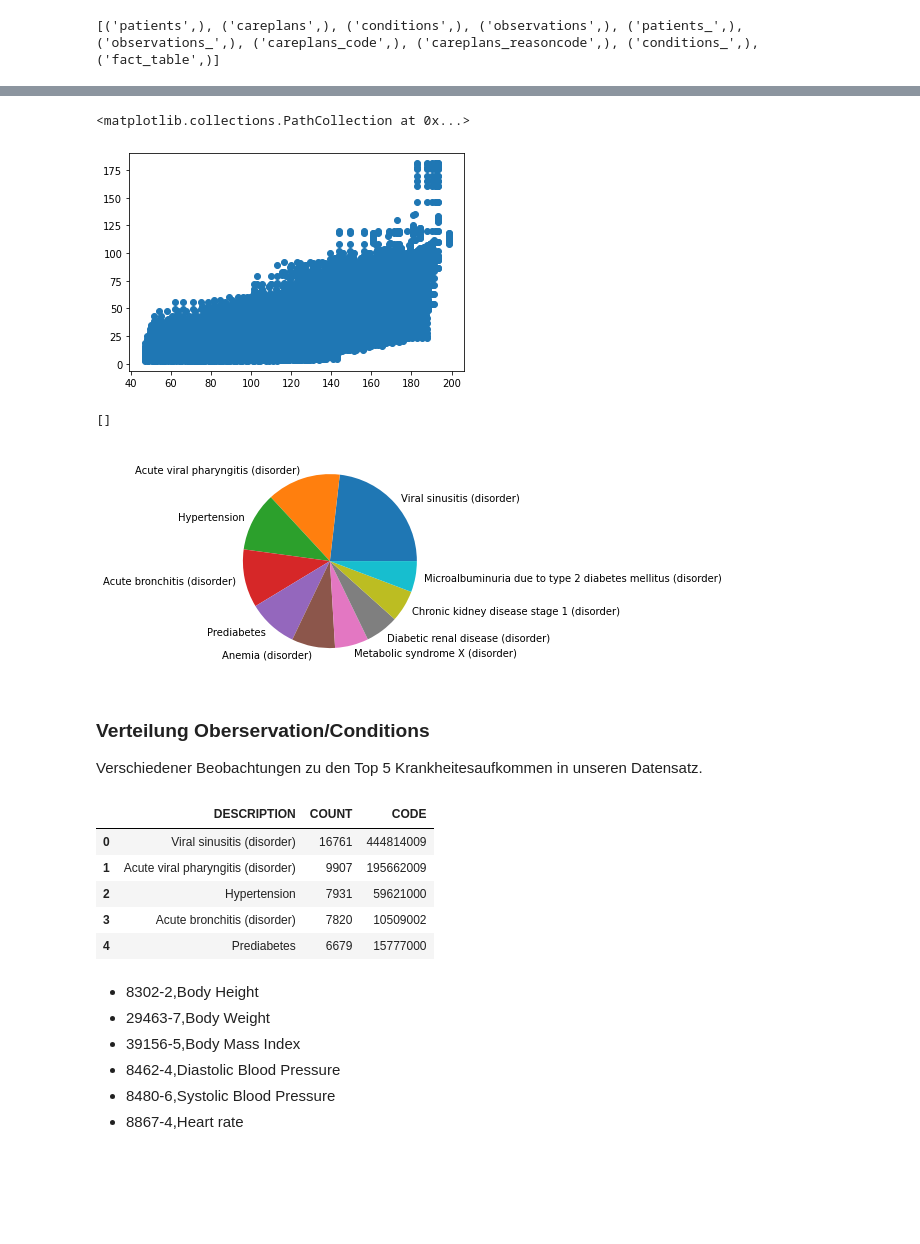
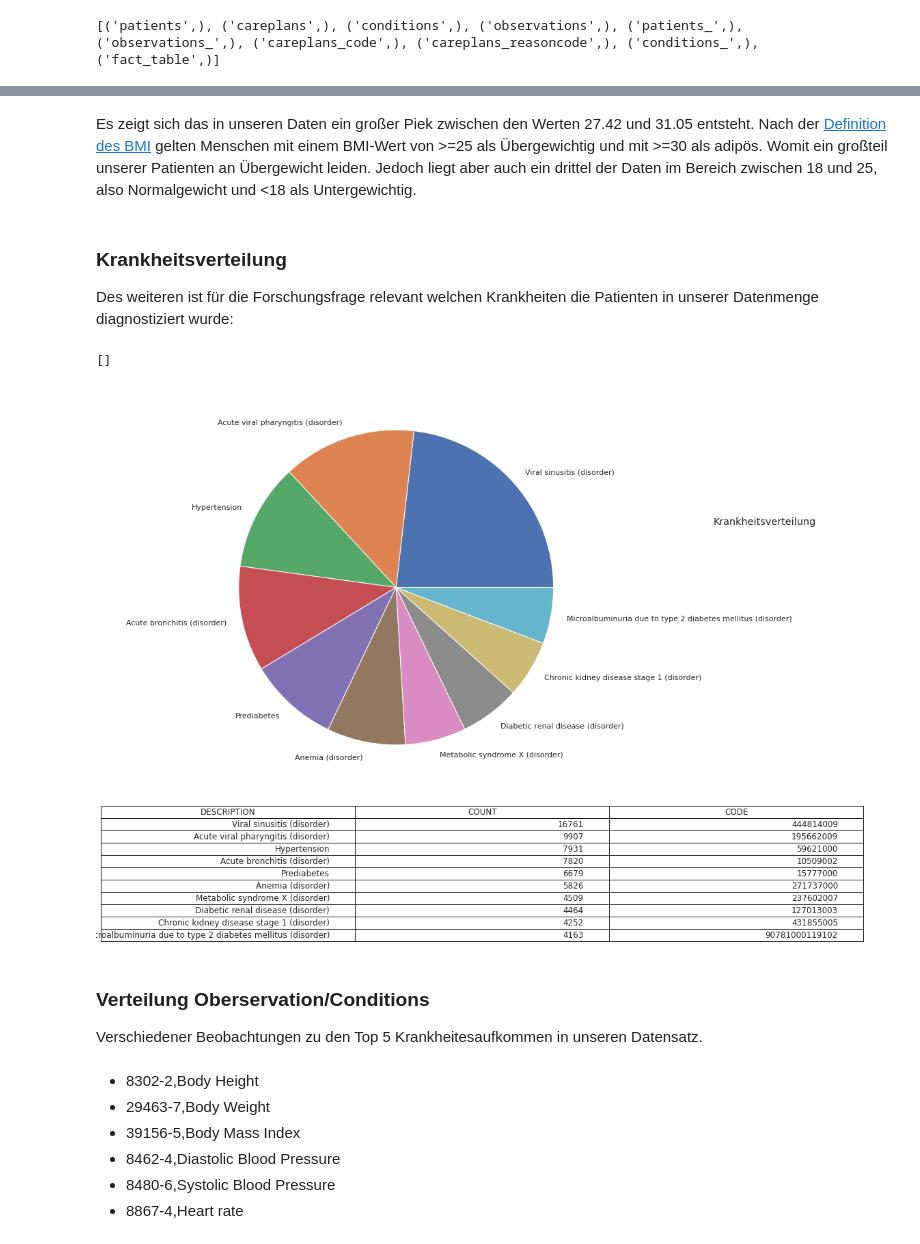
Before and after one commit to Fuenfgeld/DMA2022DataProjectC, a Jupyter notebook: src/analysis.ipynb, the cells around one changed output, grey strips where cells are left out. Cells and saved outputs as stored; diff of their text form; code cells hidden in the pictures; blank space fills up the shorter version.

```diff
--- a/src/analysis.ipynb
+++ b/src/analysis.ipynb
@@ -516,35 +519,37 @@ df_height_weight = pd.read_sql("SELECT distinct fact_table.patient_id, fact_tabl
-# %%
-# TODO fix
-df_height_weight = pd.read_sql("SELECT distinct fact_table.patient_id, fact_table.value,weight.value FROM fact_table left JOIN (SELECT distinct patient_ID,value FROM fact_table WHERE observation_code = '29463-7') AS weight on weight.patient_ID==fact_table.patient_id WHERE observation_code = '8302-2' ",connection)
-df_height_weight = df_height_weight.rename({'VALUE': 'height', 'value': 'weight'}, axis=1)
-plt.scatter(df_height_weight.height,df_height_weight.weight)
-# %% [output]
-<matplotlib.collections.PathCollection at 0x...>
-[figure, removed]
+# %% [markdown]
+Es zeigt sich das in unseren Daten ein großer Piek zwischen den Werten 27.42 und 31.05 entsteht. Nach der [Definition des BMI](https://de.wikipedia.org/wiki/Body-Mass-Index) gelten Menschen mit einem BMI-Wert von >=25 als Übergewichtig und mit >=30 als adipös. Womit ein großteil unserer Patienten an Übergewicht leiden. Jedoch liegt aber auch ein drittel der Daten im Bereich zwischen 18 und 25, also Normalgewicht und <18 als Untergewichtig.
+# %% [markdown]
+### Krankheitsverteilung
+
+Des weiteren ist für die Forschungsfrage relevant welchen Krankheiten die Patienten in unserer Datenmenge diagnostiziert wurde:
 # %%
+fig, ax = plt.subplots(nrows=2, ncols=1)
+fig.set_size_inches(5,8)
 df_con = pd.read_sql("SELECT conditions.patient,conditions.code,conditions.description,observations.value\
  FROM conditions join observations on observations.patient==conditions.patient WHERE observations.Code = '39156-5' AND conditions.description NOT LIKE '%finding%'",connection)
-plt.pie(df_con['DESCRIPTION'].value_counts()[:10],labels=df_con['DESCRIPTION'].value_counts()[:10].index)
+
+top_ten = pd.DataFrame(df_con['DESCRIPTION'].value_counts()[:10]).reset_index()
+top_ten = top_ten.rename({'index': 'DESCRIPTION', 'DESCRIPTION': 'COUNT'}, axis=1)
+top_ten['CODE'] = df_con['CODE'].value_counts()[:10].index
+
+table = ax[1].table(cellText=top_ten.values, colLabels=top_ten.columns, loc='center',bbox=(-3, -0.65, 4, 1))
+table.auto_set_font_size(False)
+table.set_fontsize(12)
+ax[1].axis('tight')
+ax[1].axis('off')
+
+pie = ax[0].pie(df_con['DESCRIPTION'].value_counts()[:10],labels=df_con['DESCRIPTION'].value_counts()[:10].index)
+ax[0].set_position((-3, 0.3, 4, 1))
+
+fig.suptitle("Krankheitsverteilung")
 plt.plot()
 # %% [output]
 []
-[figure, old version]
+[figure, new version]
 # %% [markdown]
 ### Verteilung Oberservation/Conditions
 
 Verschiedener Beobachtungen zu den Top 5 Krankheitesaufkommen in unseren Datensatz.
-# %%
-top_five = pd.DataFrame(df_con['DESCRIPTION'].value_counts()[:5]).reset_index()
-top_five = top_five.rename({'index': 'DESCRIPTION', 'DESCRIPTION': 'COUNT'}, axis=1)
-top_five['CODE'] = df_con['CODE'].value_counts()[:5].index
-top_five
-# %% [output]
-|  | DESCRIPTION | COUNT | CODE |
-| 0 | Viral sinusitis (disorder) | 16761 | 444814009 |
-| 1 | Acute viral pharyngitis (disorder) | 9907 | 195662009 |
-| 2 | Hypertension | 7931 | 59621000 |
-| 3 | Acute bronchitis (disorder) | 7820 | 10509002 |
-| 4 | Prediabetes | 6679 | 15777000 |
 # %% [markdown]
 - 8302-2,Body Height
 - 29463-7,Body Weight
```
Also changed, not shown: parts of 14 cells of this notebook.
